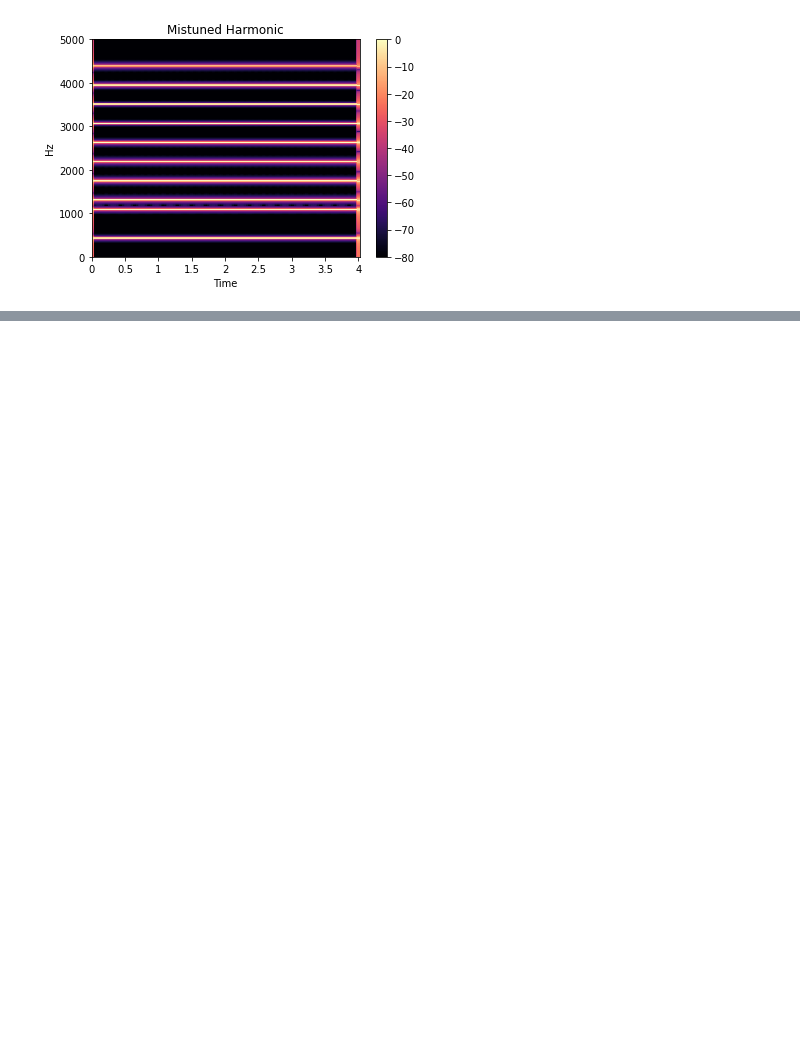
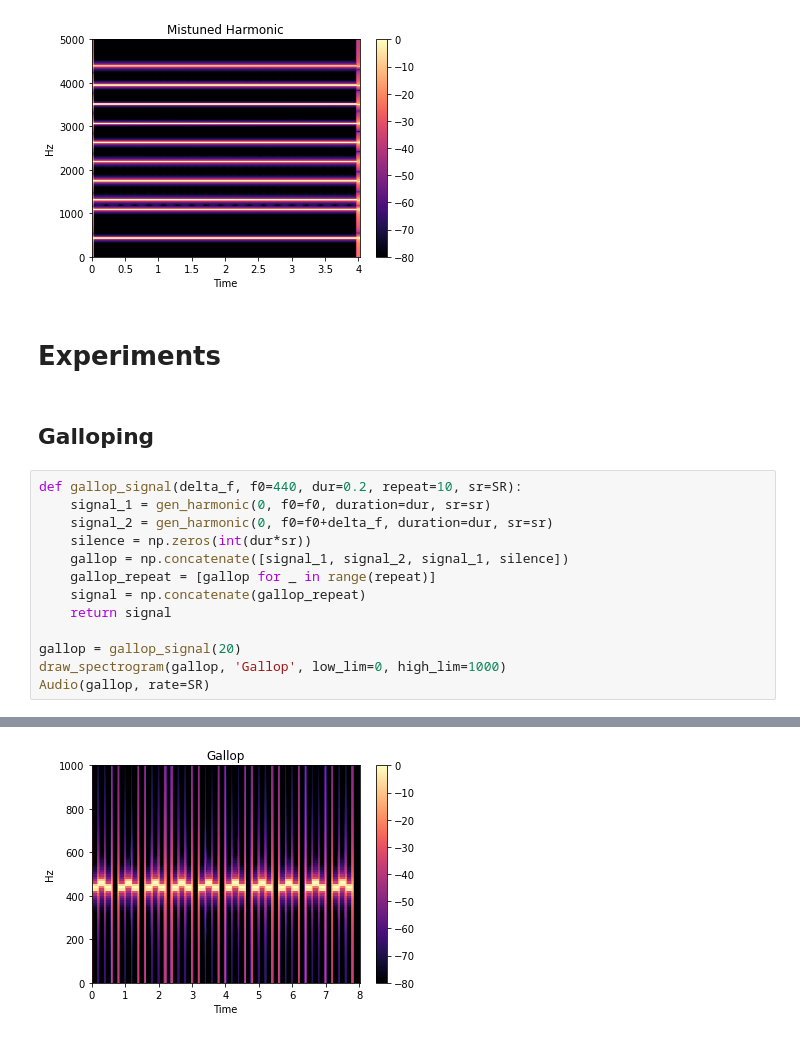
Before and after one commit to bs/cocktail-party-problem, a Jupyter notebook: Perceptual-Integration-and-Segregation/Harmonicity.ipynb, the cells around one changed output, grey strips where cells are left out. Drawn from its saved outputs; the diff is of its cells as text; blank space fills up the shorter version.

Commit message:
Exploring some harmonicity experiments

```diff
--- a/Perceptual-Integration-and-Segregation/Harmonicity.ipynb
+++ b/Perceptual-Integration-and-Segregation/Harmonicity.ipynb
@@ -77,3 +77,21 @@ Audio(mistune, rate=SR)
 # %% [output]
 [interactive output not drawn]
 [figure]
+# %% [markdown]
+# Experiments
+# %% [markdown]
+## Galloping
+# %%
+def gallop_signal(delta_f, f0=440, dur=0.2, repeat=10, sr=SR):
+    signal_1 = gen_harmonic(0, f0=f0, duration=dur, sr=sr)
+    signal_2 = gen_harmonic(0, f0=f0+delta_f, duration=dur, sr=sr)
+    silence = np.zeros(int(dur*sr))
+    gallop = np.concatenate([signal_1, signal_2, signal_1, silence])
+    gallop_repeat = [gallop for _ in range(repeat)]
+    signal = np.concatenate(gallop_repeat)
+    return signal
+
+gallop = gallop_signal(20)
+draw_spectrogram(gallop, 'Gallop', low_lim=0, high_lim=1000)
+Audio(gallop, rate=SR)
+# %% [output]
@@ -79,0 +99 @@ Audio(mistune, rate=SR)
+[figure, added]
```
Also changed, not shown: parts of 7 cells of this notebook.
